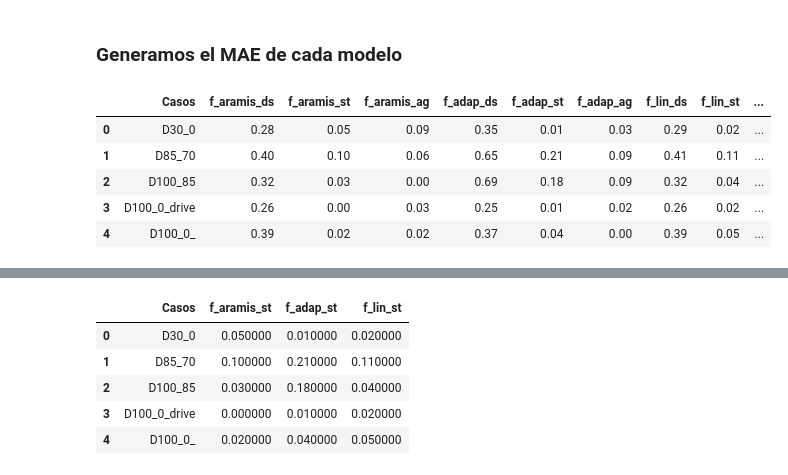
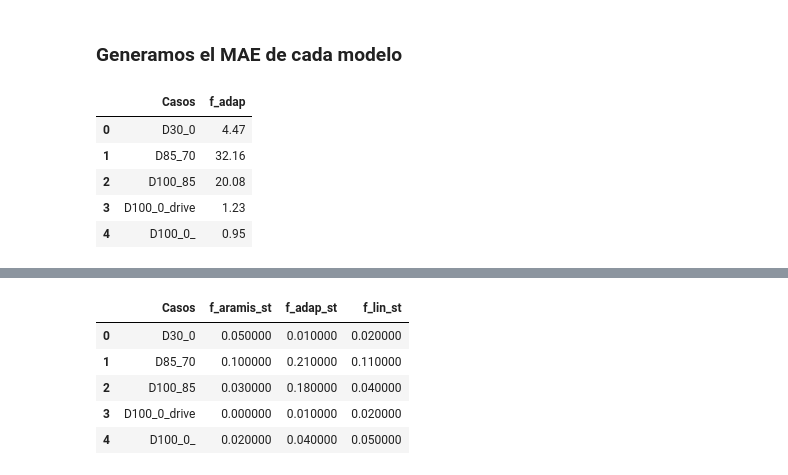
Before and after one commit to AXS-Rose/degradation_model, a Jupyter notebook: soh_methods_aging.ipynb, the cells around one changed output, grey strips where cells are left out. Cells and saved outputs as stored; diff of their text form; code cells hidden in the pictures.

```diff
--- a/soh_methods_aging.ipynb
+++ b/soh_methods_aging.ipynb
@@ -227,23 +123,23 @@ celda: f_lin_ag adaptada y linealizada
 # %% [markdown]
 ### Ejecutamos el modelo de degradación para cada celda
 # %%
-models = [f_aramis_ds,f_aramis_st,f_aramis_ag,f_adap_ds,f_adap_st,f_adap_ag,f_lin_ds,f_lin_st,f_lin_ag]
-models_str = ["f_aramis_ds","f_aramis_st","f_aramis_ag","f_adap_ds","f_adap_st","f_adap_ag","f_lin_ds","f_lin_st","f_lin_ag"]
-cells = ["D30_0","D85_70","D100_85","D100_0_drive","D100_0_"]
-SR = [[30,0],[85,70],[100,85],[100,0],[100,0]]
+models = [f_adap]
+models_str = ["f_adap"]
+cells = list(cycle_values.columns)
+SR = [[30,0],[30,0],[30,0],[85,70],[85,70],[100,85],[100,85],[100,85],[100,0],[100,0],[100,0],[100,0]]
 
 cells_ = []
 models_ = []
 SR_ = []
 
 for model in models:
-    model.Q_inst = param_ds.get("Qmax")
+    model.Q_inst = param.get("Qmax")
 
 cells_SOH_list = [] #lista de listas de SOH de cada modelo por cada celda
 models_SOH_list = [] #lista con SOH de cada modelo para cada celda
 
 max_len = 0
-Q_healthy = param_ds.get("Qmax")
+Q_healthy = param.get("Qmax")
 cell_eq_cycle = pd.DataFrame()
 max_values = pd.DataFrame()
 
@@ -254,15 +150,15 @@ for i,cell in enumerate(cells):
     soc_counting_eqcycle = [soc_inst]
     soc_acc = 0
 
-    soc_profile = generate_soc_profile(SR[i][0],SR[i][1],cycle_values[cell].values[0])
+    soc_profile = generate_soc_profile(SR[i][0],SR[i][1],cycle_table_df[cell].values[0])
     differences = [soc_profile[i] - soc_profile[i-1] for i in range(1, len(soc_profile))]
 
     for j,model in enumerate(models):
         for dsoc in differences:
             soc_inst += dsoc
-            soc_counting_eqcycle.append(soc_inst)
             if dsoc < 0:
                 soc_acc+=dsoc
+                soc_counting_eqcycle.append(soc_inst)
             if soc_acc < -100:
                 eta_k_eqcycle = model.get_factor(soc_counting_eqcycle,unnml=False)
                 model.Q_inst *= eta_k_eqcycle[0]
@@ -279,7 +175,7 @@ for i,cell in enumerate(cells):
 
         models_SOH_list.append(SOH_values) #se guarda la degradación de cada celda
         SOH_values = []
-        model.Q_inst = param_ds.get("Qmax")
+        model.Q_inst = param.get("Qmax")
 
     cells_SOH_list.append(models_SOH_list)
     models_SOH_list = []
@@ -303,0 +200,6 @@ eta
+# %%
+soh_test = pd.DataFrame()
+for cell in cells:
+    soh = gt_soh_values[cell].values[~np.isnan(gt_soh_values[cell].values)][-1]
+    soh_test[cell] = [soh]
+soh_test
@@ -308,0 +218,10 @@ cell_eq_cycle
+# %%
+cells = list(cycle_values.columns)
+EQ_cycles = pd.DataFrame()
+for cell in cells:
+    eq_cycles = cell_eq_cycle[cell]
+    soh = gt_soh_values[cell].values[~np.isnan(gt_soh_values[cell].values)][-1]
+    eta_0 = soh**(1/eq_cycles)
+    eq_cycles08 = eq_cycle08 = 1/log_a(0.8,eta_0)
+    EQ_cycles[cell] = [int(eq_cycles08[0])]
+EQ_cycles
@@ -370,6 +292,6 @@ for i, cell in enumerate(cells):
     plt.xlabel('Index')
     plt.ylabel('SOH')
     plt.title(cell)
-    plt.ylim((0.75, 1))
+    # plt.ylim((0.75, 1))
     plt.legend()
     plt.show()
@@ -384,37 +300,37 @@ for i, cell in enumerate(cells):
 # %%
 model_errors = pd.DataFrame()
 errors = pd.DataFrame()
 errors["Casos"] = cells
 
 for i, cell in enumerate(cells):
     for j,model in enumerate(models_str):
         str_ = str(cell)+str(model)
 
         idx_gt = gt_soh_values[cell].last_valid_index()
         idx = cells_SOH[str_].last_valid_index()
 
         gt = gt_soh_values[cell][idx_gt]
         value = cells_SOH[str_][idx]
 
-        error = np.round(abs(gt - value),2)
+        error = np.round(abs(gt - value)*100,2)
         model_errors[str_] = [error]
 
 lst = []
 for j,model in enumerate(models_str):
     for i,cell in enumerate(cells):
         str_ = str(cell)+str(model)
         lst.append(model_errors[str_][0])
     errors[model] = lst
     lst = []
 
 errors
 # %% [output]
-|  | Casos | f_aramis_ds | f_aramis_st | f_aramis_ag | f_adap_ds | f_adap_st | f_adap_ag | f_lin_ds | f_lin_st | ... |
-| 0 | D30_0 | 0.28 | 0.05 | 0.09 | 0.35 | 0.01 | 0.03 | 0.29 | 0.02 | ... |
-| 1 | D85_70 | 0.40 | 0.10 | 0.06 | 0.65 | 0.21 | 0.09 | 0.41 | 0.11 | ... |
-| 2 | D100_85 | 0.32 | 0.03 | 0.00 | 0.69 | 0.18 | 0.09 | 0.32 | 0.04 | ... |
-| 3 | D100_0_drive | 0.26 | 0.00 | 0.03 | 0.25 | 0.01 | 0.02 | 0.26 | 0.02 | ... |
-| 4 | D100_0_ | 0.39 | 0.02 | 0.02 | 0.37 | 0.04 | 0.00 | 0.39 | 0.05 | ... |
+|  | Casos | f_adap |
+| 0 | D30_0 | 4.47 |
+| 1 | D85_70 | 32.16 |
+| 2 | D100_85 | 20.08 |
+| 3 | D100_0_drive | 1.23 |
+| 4 | D100_0_ | 0.95 |
 # %%
 def highlight_min(s):
     is_min = s == s.min()
```
Also changed, not shown: parts of 18 cells of this notebook, 13 other files.
